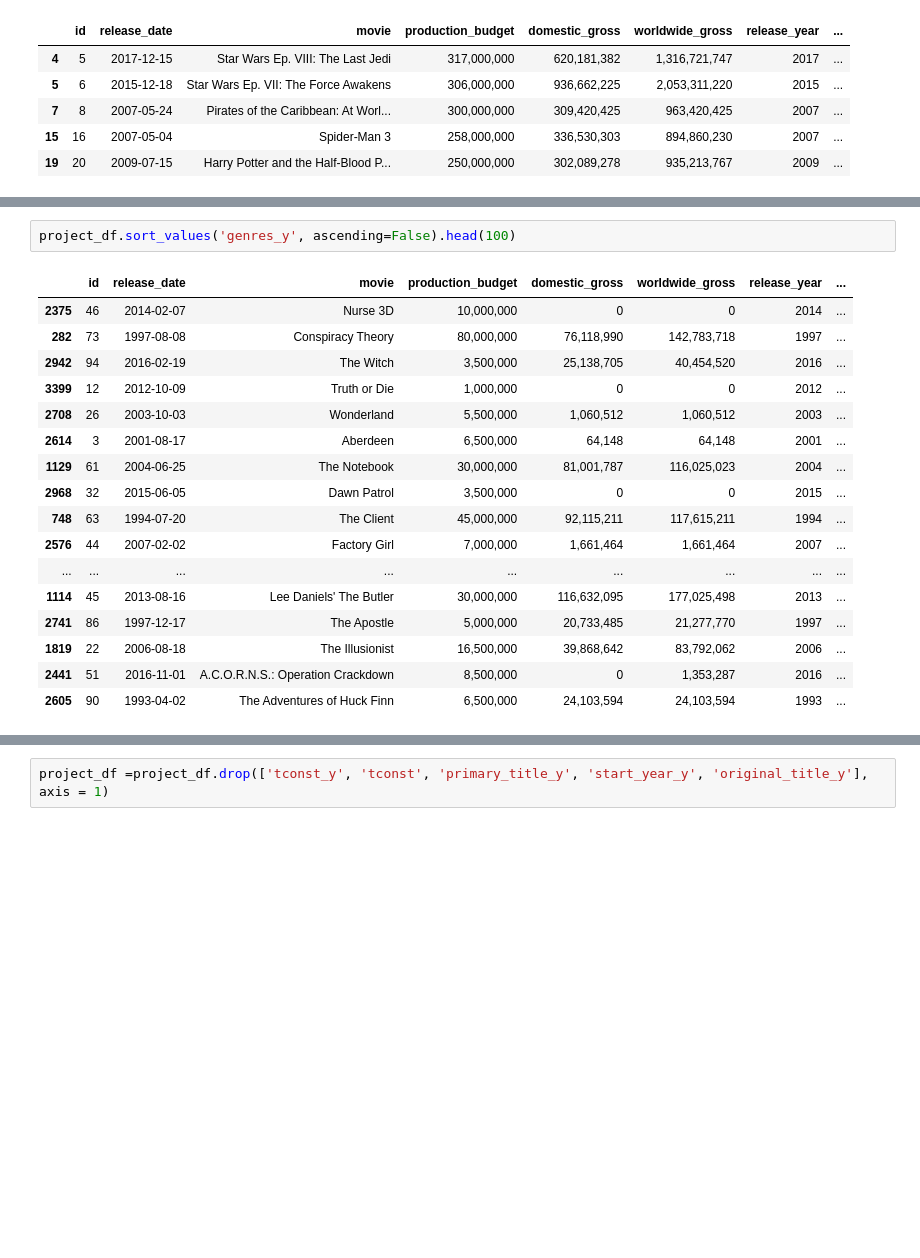
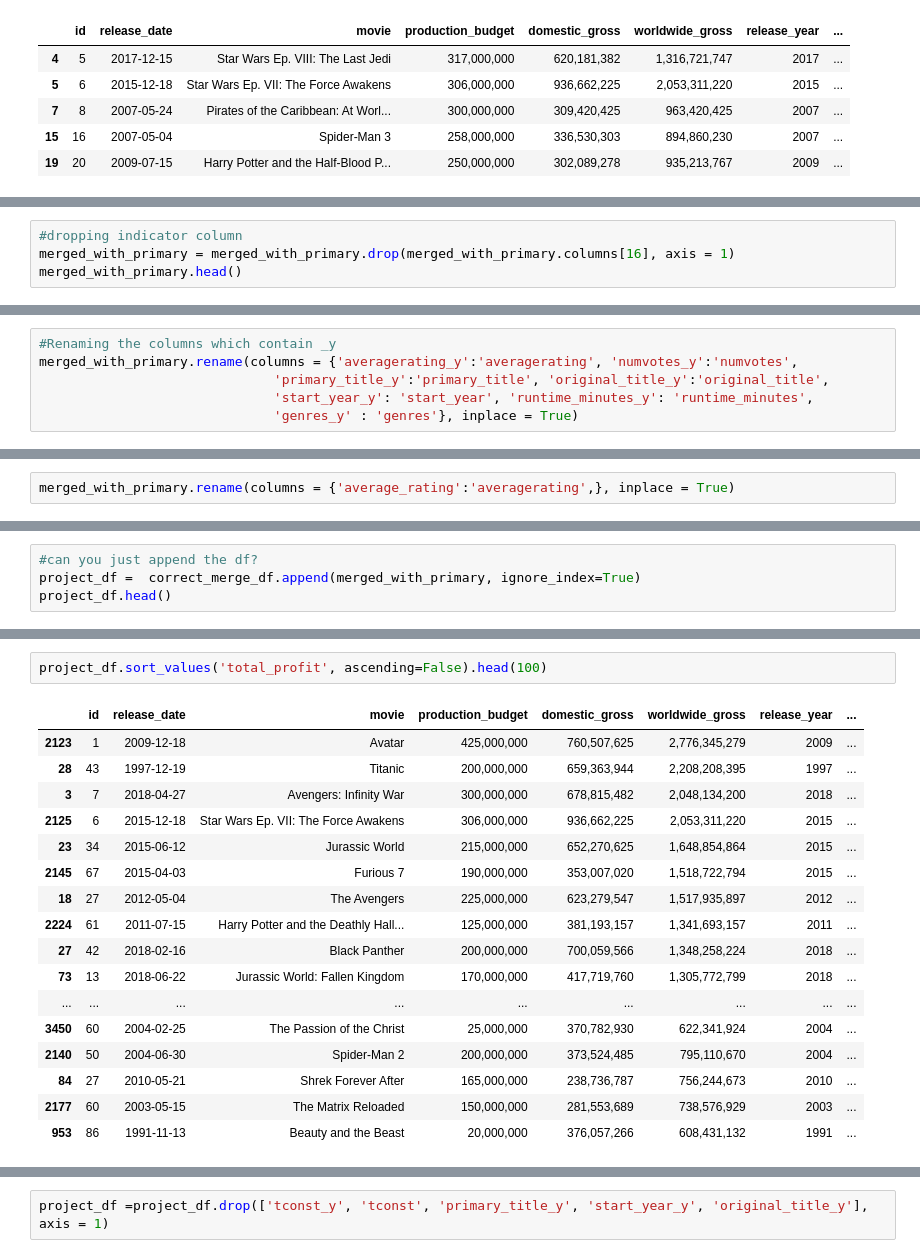
Before and after one commit to jxn628/dsc-phase-1-project, a Jupyter notebook: student.ipynb, the cells around one changed output, grey strips where cells are left out. Saved outputs shown, nothing was run; the diff lists cells and outputs as text; blank space fills up the shorter version.

Commit message:
properly created project df

```diff
--- a/student.ipynb
+++ b/student.ipynb
@@ -1033,0 +1033,4 @@ project_df
+# %%
+#dropping indicator column
+merged_with_primary = merged_with_primary.drop(merged_with_primary.columns[16], axis = 1)
+merged_with_primary.head()
@@ -1033,0 +1044,6 @@ project_df
+# %%
+#Renaming the columns which contain _y
+merged_with_primary.rename(columns = {'averagerating_y':'averagerating', 'numvotes_y':'numvotes',
+                              'primary_title_y':'primary_title', 'original_title_y':'original_title',
+                              'start_year_y': 'start_year', 'runtime_minutes_y': 'runtime_minutes',
+                              'genres_y' : 'genres'}, inplace = True)
@@ -1033,0 +1066,2 @@ project_df
+# %%
+merged_with_primary.rename(columns = {'average_rating':'averagerating',}, inplace = True)
@@ -1033,0 +1072,4 @@ project_df
+# %%
+#can you just append the df?
+project_df =  correct_merge_df.append(merged_with_primary, ignore_index=True)
+project_df.head()
@@ -1034,23 +1083,23 @@ project_df
 # %%
-project_df.sort_values('genres_y', ascending=False).head(100)
+project_df.sort_values('total_profit', ascending=False).head(100)
 # %% [output]
 |  | id | release_date | movie | production_budget | domestic_gross | worldwide_gross | release_year | ... |
-| 2375 | 46 | 2014-02-07 | Nurse 3D | 10,000,000 | 0 | 0 | 2014 | ... |
-| 282 | 73 | 1997-08-08 | Conspiracy Theory | 80,000,000 | 76,118,990 | 142,783,718 | 1997 | ... |
-| 2942 | 94 | 2016-02-19 | The Witch | 3,500,000 | 25,138,705 | 40,454,520 | 2016 | ... |
-| 3399 | 12 | 2012-10-09 | Truth or Die | 1,000,000 | 0 | 0 | 2012 | ... |
-| 2708 | 26 | 2003-10-03 | Wonderland | 5,500,000 | 1,060,512 | 1,060,512 | 2003 | ... |
-| 2614 | 3 | 2001-08-17 | Aberdeen | 6,500,000 | 64,148 | 64,148 | 2001 | ... |
-| 1129 | 61 | 2004-06-25 | The Notebook | 30,000,000 | 81,001,787 | 116,025,023 | 2004 | ... |
-| 2968 | 32 | 2015-06-05 | Dawn Patrol | 3,500,000 | 0 | 0 | 2015 | ... |
-| 748 | 63 | 1994-07-20 | The Client | 45,000,000 | 92,115,211 | 117,615,211 | 1994 | ... |
-| 2576 | 44 | 2007-02-02 | Factory Girl | 7,000,000 | 1,661,464 | 1,661,464 | 2007 | ... |
+| 2123 | 1 | 2009-12-18 | Avatar | 425,000,000 | 760,507,625 | 2,776,345,279 | 2009 | ... |
+| 28 | 43 | 1997-12-19 | Titanic | 200,000,000 | 659,363,944 | 2,208,208,395 | 1997 | ... |
+| 3 | 7 | 2018-04-27 | Avengers: Infinity War | 300,000,000 | 678,815,482 | 2,048,134,200 | 2018 | ... |
+| 2125 | 6 | 2015-12-18 | Star Wars Ep. VII: The Force Awakens | 306,000,000 | 936,662,225 | 2,053,311,220 | 2015 | ... |
+| 23 | 34 | 2015-06-12 | Jurassic World | 215,000,000 | 652,270,625 | 1,648,854,864 | 2015 | ... |
+| 2145 | 67 | 2015-04-03 | Furious 7 | 190,000,000 | 353,007,020 | 1,518,722,794 | 2015 | ... |
+| 18 | 27 | 2012-05-04 | The Avengers | 225,000,000 | 623,279,547 | 1,517,935,897 | 2012 | ... |
+| 2224 | 61 | 2011-07-15 | Harry Potter and the Deathly Hall... | 125,000,000 | 381,193,157 | 1,341,693,157 | 2011 | ... |
+| 27 | 42 | 2018-02-16 | Black Panther | 200,000,000 | 700,059,566 | 1,348,258,224 | 2018 | ... |
+| 73 | 13 | 2018-06-22 | Jurassic World: Fallen Kingdom | 170,000,000 | 417,719,760 | 1,305,772,799 | 2018 | ... |
 | ... | ... | ... | ... | ... | ... | ... | ... | ... |
-| 1114 | 45 | 2013-08-16 | Lee Daniels' The Butler | 30,000,000 | 116,632,095 | 177,025,498 | 2013 | ... |
-| 2741 | 86 | 1997-12-17 | The Apostle | 5,000,000 | 20,733,485 | 21,277,770 | 1997 | ... |
-| 1819 | 22 | 2006-08-18 | The Illusionist | 16,500,000 | 39,868,642 | 83,792,062 | 2006 | ... |
-| 2441 | 51 | 2016-11-01 | A.C.O.R.N.S.: Operation Crackdown | 8,500,000 | 0 | 1,353,287 | 2016 | ... |
-| 2605 | 90 | 1993-04-02 | The Adventures of Huck Finn | 6,500,000 | 24,103,594 | 24,103,594 | 1993 | ... |
+| 3450 | 60 | 2004-02-25 | The Passion of the Christ | 25,000,000 | 370,782,930 | 622,341,924 | 2004 | ... |
+| 2140 | 50 | 2004-06-30 | Spider-Man 2 | 200,000,000 | 373,524,485 | 795,110,670 | 2004 | ... |
+| 84 | 27 | 2010-05-21 | Shrek Forever After | 165,000,000 | 238,736,787 | 756,244,673 | 2010 | ... |
+| 2177 | 60 | 2003-05-15 | The Matrix Reloaded | 150,000,000 | 281,553,689 | 738,576,929 | 2003 | ... |
+| 953 | 86 | 1991-11-13 | Beauty and the Beast | 20,000,000 | 376,057,266 | 608,431,132 | 1991 | ... |
 # %%
 project_df.info()
 # %% [output]
```
Also changed, not shown: parts of 37 cells of this notebook.
